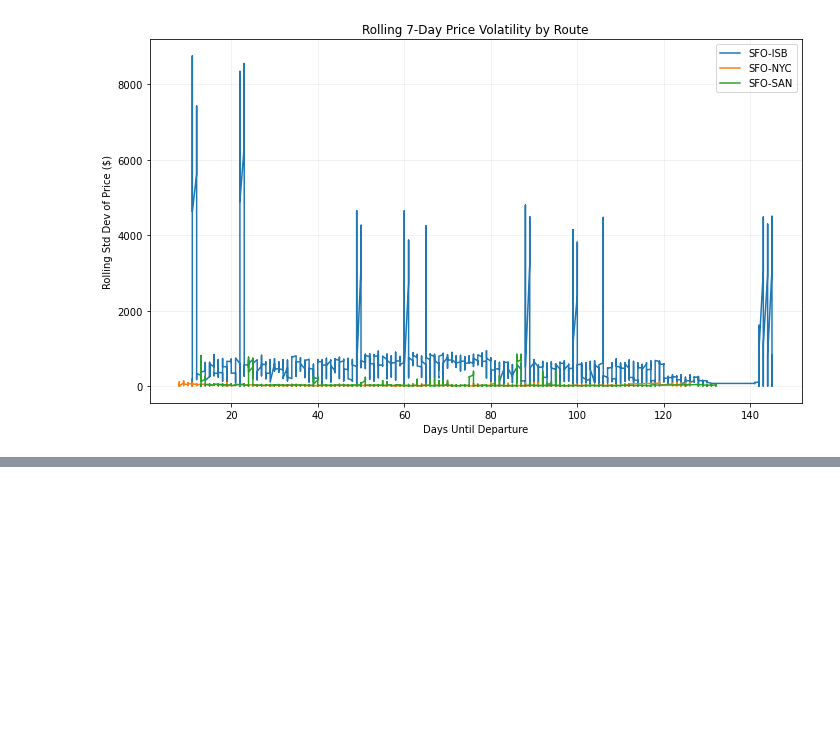
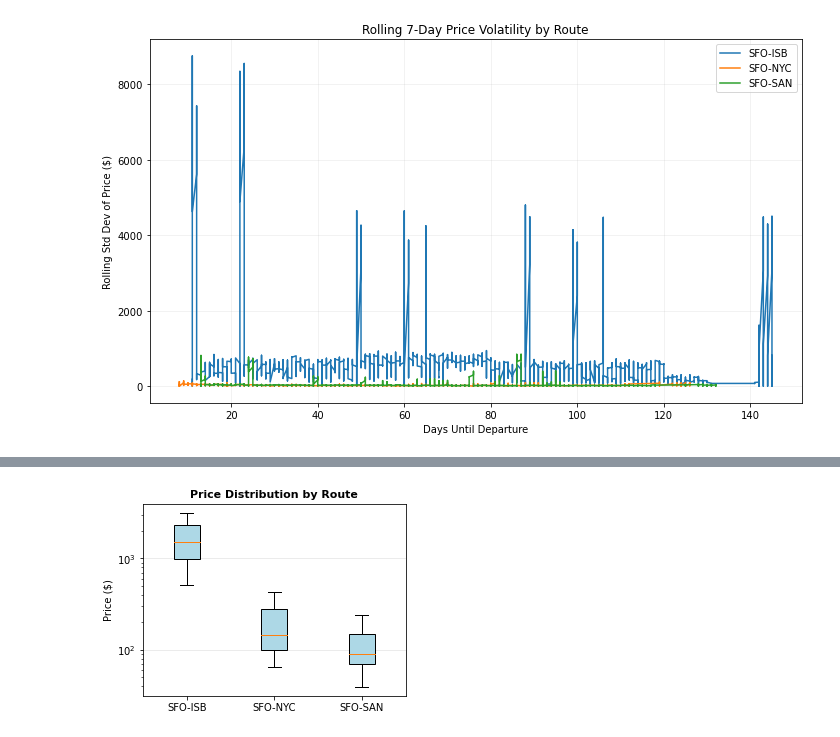
Before and after one commit to zahrashayan/bookahead, a Jupyter notebook: data_visualizations.ipynb, the cells around one changed output, grey strips where cells are left out. Saved outputs shown, nothing was run; the diff lists cells and outputs as text; code cells hidden in the pictures; blank space fills up the shorter version.

```diff
--- a/data_visualizations.ipynb
+++ b/data_visualizations.ipynb
@@ -133,0 +218,19 @@ plt.show()
+# %%
+# ============================================================================
+# PLOT 4: Price Distribution by Route (Boxplot)
+# ============================================================================
+df = pd.read_parquet('data/interim/best_today.parquet')
+
+# Create figure with subplots
+fig = plt.figure(figsize=(16, 12))
+ax4 = plt.subplot(3, 3, 4)
+data_for_box = [df[df['route'] == route]['min_price'].values for route in sorted(df['route'].unique())]
+bp = ax4.boxplot(data_for_box, labels=sorted(df['route'].unique()), patch_artist=True)
+for patch in bp['boxes']:
+    patch.set_facecolor('lightblue')
+ax4.set_ylabel('Price ($)', fontsize=10)
+ax4.set_yscale("log")
+ax4.set_title('Price Distribution by Route', fontsize=11, fontweight='bold')
+ax4.grid(axis='y', alpha=0.3)
+# %% [output]
+[figure, added]
```
Also changed, not shown: parts of 15 cells of this notebook, 35 other files.
